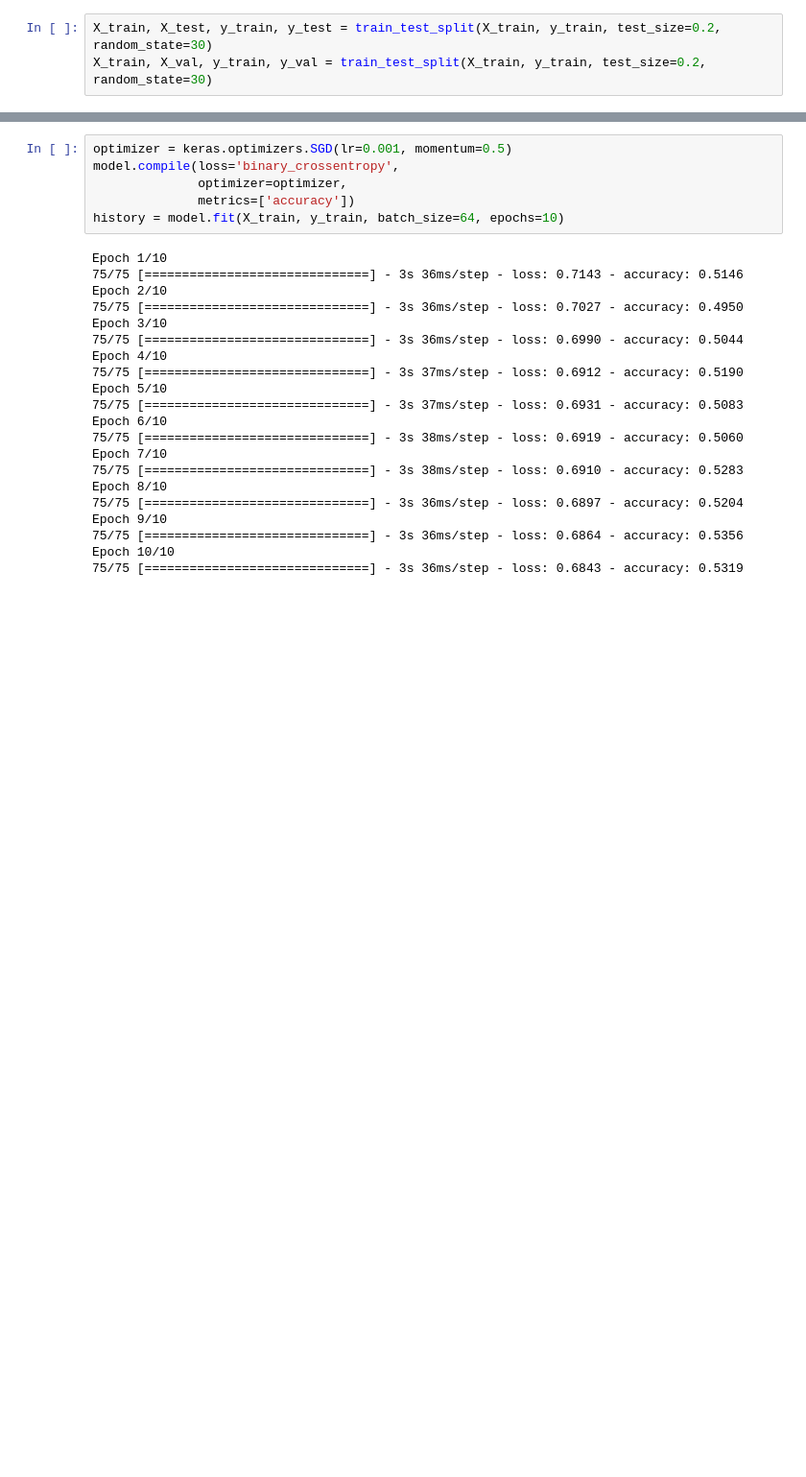
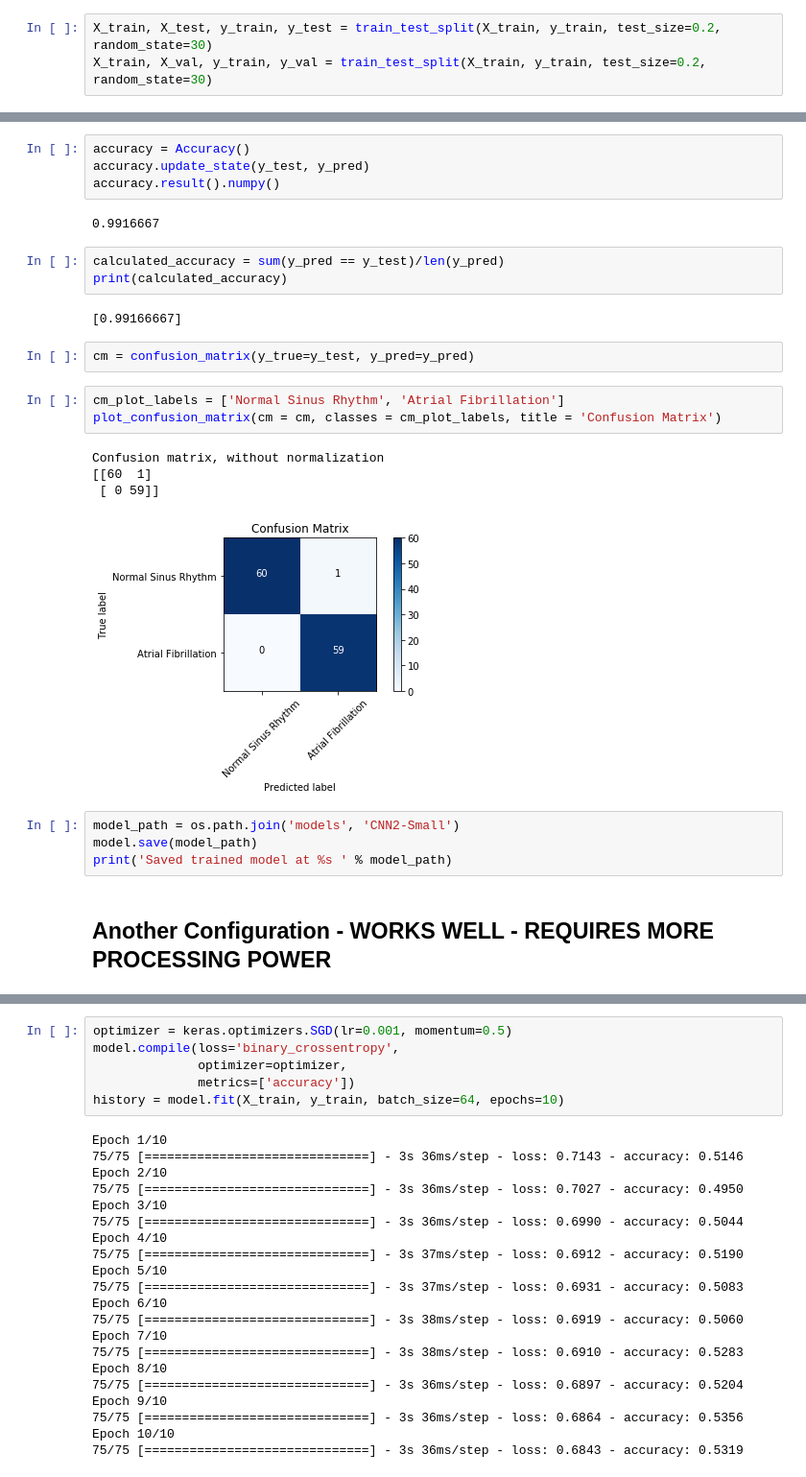
Before and after one commit to Assassinsarms/Classification-of-AF-Onset-from-ECG-data-using-a-1D-Convolutional-Neural-Network-and-Random-Forest, a Jupyter notebook: Aaron_Mir_INM701_Coursework.ipynb, the cells around one changed output, grey strips where cells are left out. Shown at 96% size. Saved outputs shown, nothing was run; the diff lists cells and outputs as text; blank space fills up the shorter version.

```diff
--- a/Aaron_Mir_INM701_Coursework.ipynb
+++ b/Aaron_Mir_INM701_Coursework.ipynb
@@ -187,0 +283,27 @@ history = model.fit(X_train, y_train, batch_size=64, epochs=10)
+# %%
+accuracy = Accuracy()
+accuracy.update_state(y_test, y_pred)
+accuracy.result().numpy()
+# %% [output]
+0.9916667
+# %%
+calculated_accuracy = sum(y_pred == y_test)/len(y_pred)
+print(calculated_accuracy)
+# %% [output]
+[0.99166667]
+# %%
+cm = confusion_matrix(y_true=y_test, y_pred=y_pred)
+# %%
+cm_plot_labels = ['Normal Sinus Rhythm', 'Atrial Fibrillation']
+plot_confusion_matrix(cm = cm, classes = cm_plot_labels, title = 'Confusion Matrix')
+# %% [output]
+Confusion matrix, without normalization
+[[60  1]
+ [ 0 59]]
+[figure, added]
+# %%
+model_path = os.path.join('models', 'CNN2-Small')
+model.save(model_path)
+print('Saved trained model at %s ' % model_path)
+# %% [markdown]
+## Another Configuration - WORKS WELL - REQUIRES MORE PROCESSING POWER
```
Also changed, not shown: parts of 68 cells of this notebook.
